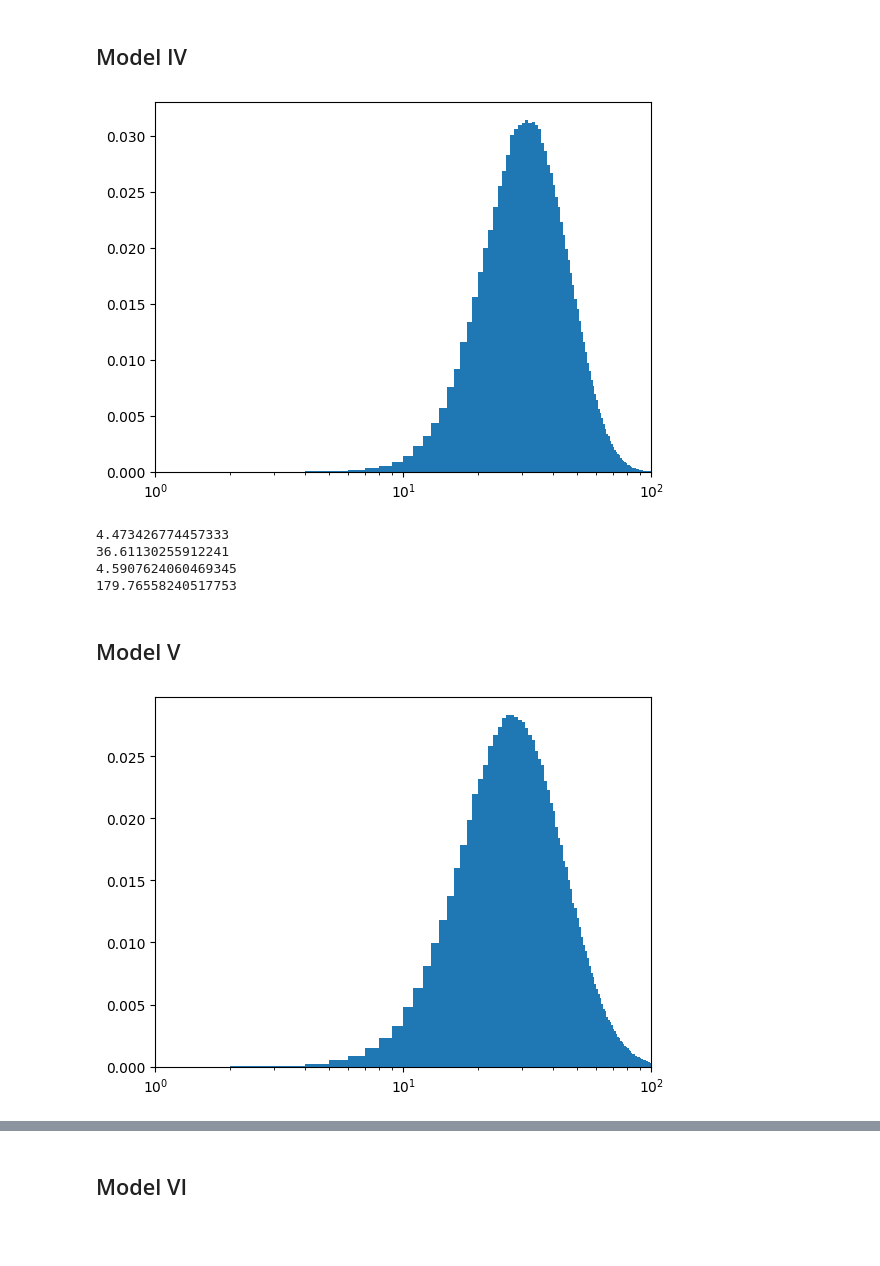
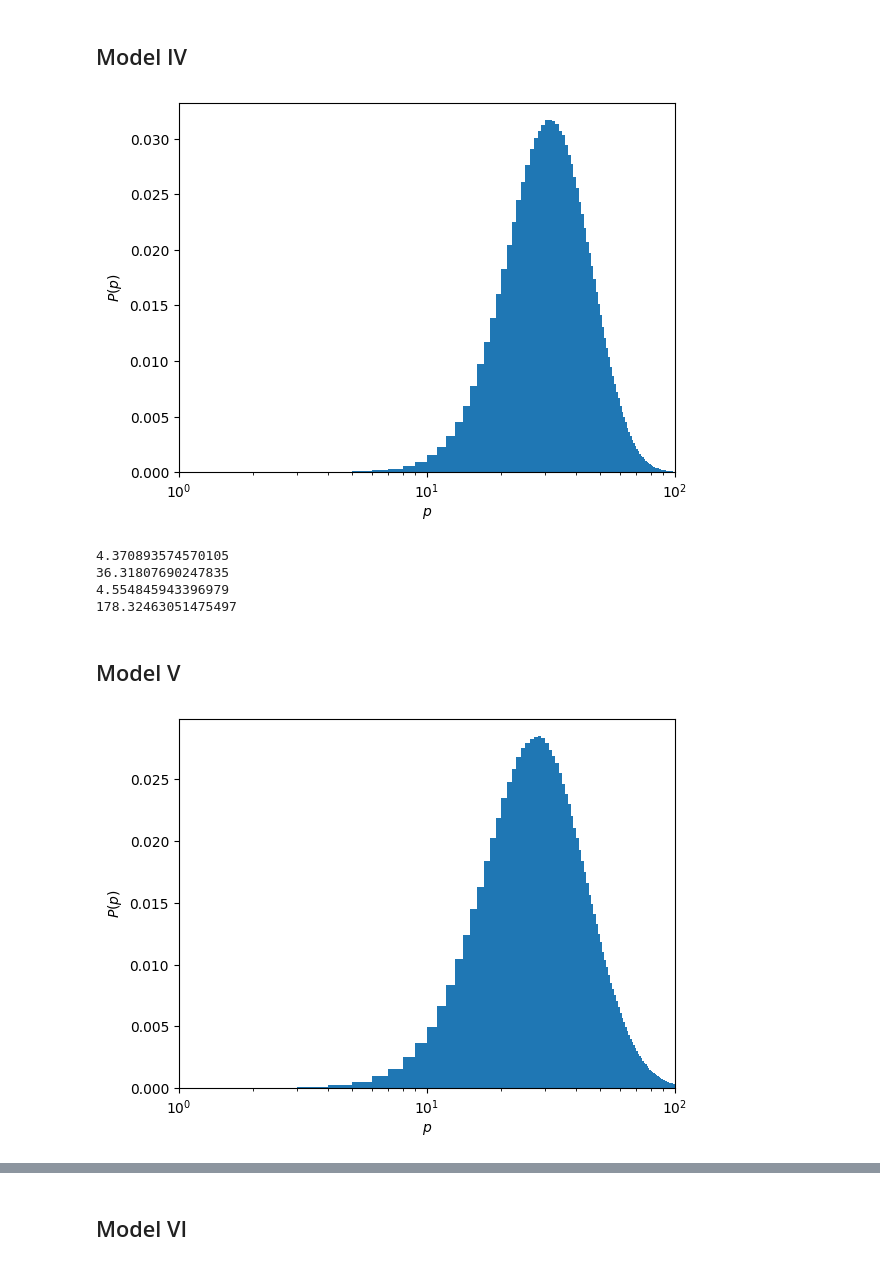
Before and after one commit to louish10/translation-kinetics, a Jupyter notebook: src/notebooks/Distributions.ipynb, the cells around one changed output, grey strips where cells are left out. Cells and saved outputs as stored; diff of their text form; code cells hidden in the pictures; blank space fills up the shorter version.

```diff
--- a/src/notebooks/Distributions.ipynb
+++ b/src/notebooks/Distributions.ipynb
@@ -354,14 +360,14 @@ beta = 1.07*0.2
 N = 10
 k = N/T
 
-sol = simulate_stochastic_cycle(slc2sm, [alph, beta, gamma, k], 0., 1000000., T,
+sol = simulate_stochastic_cycle(slc2sm, [alph, beta, gamma, k], 0., 8000000., T,
     [
         round(CanonicalTwoStageModel.mrna(alph, gamma, T, 0)),
         round(CanonicalTwoStageModel.approximate_protein_mean(alph, beta, gamma, T, 0)),
         0
     ],
     N,
-    2.5
+    0.9
 )
 
 p = zeros(length(sol.u))
@@ -378,19 +384,21 @@ bins = Array(min:1:max)
 plt.xscale("log")
 xlim([1,100])
 hist(p, density=true, bins=bins)
-savefig("../../data/distributions/model_IV.svg")
+xlabel(L"p")
+ylabel(L"P(p)")
+savefig("../../data/distributions/model_IV.png")
 # %% [output]
-[figure, old version]
+[figure, new version]
 # %%
 println(mean(m))
 println(mean(p))
 println(var(m))
 println(var(p))
 # %% [output]
-4.473426774457333
-36.61130255912241
-4.5907624060469345
-179.76558240517753
+4.370893574570105
+36.31807690247835
+4.554845943396979
+178.32463051475497
 # %% [markdown]
 ## Model V
 # %%
@@ -407,37 +415,39 @@ gamma = 0.2
 rho = 1.0
 T=27.5
 beta = 0.99*beta_3_exact(0.2, gamma, rho, T)
 N = 10
 k = N/T
 
-sol = simulate_stochastic_cycle(slm, [alph, beta, gamma, rho, k], 0., 1000000., T,
+sol = simulate_stochastic_cycle(slm, [alph, beta, gamma, rho, k], 0., 8000000., T,
     [
         round(ModelWithRibosomes.mrna(alph, gamma, T, 0)),
         round(ModelWithRibosomes.r(rho, T, 0)),
         round(ModelWithRibosomes.p(alph, beta, gamma, rho, T, 0)),
         0
     ],
     N,
-    2.5
+    0.9
 )
 
 p = zeros(length(sol.u))
 m = zeros(length(sol.u))
 for i in 1:length(sol.u)
     m[i] = sol.u[i][1]
     p[i] = sol.u[i][3]
 
 end
 min = Int(minimum(p))
 max = Int(maximum(p))
 bins = Array(min:1:max)
 
 plt.xscale("log")
 xlim([1,100])
 hist(p, density=true, bins=bins)
-savefig("../../data/distributions/model_V.svg")
+xlabel(L"p")
+ylabel(L"P(p)")
+savefig("../../data/distributions/model_V.png")
 # %% [output]
-[figure, old version]
+[figure, new version]
 # %%
 println(mean(m))
 println(mean(r))
```
Also changed, not shown: parts of 15 cells of this notebook, 15 other files.
